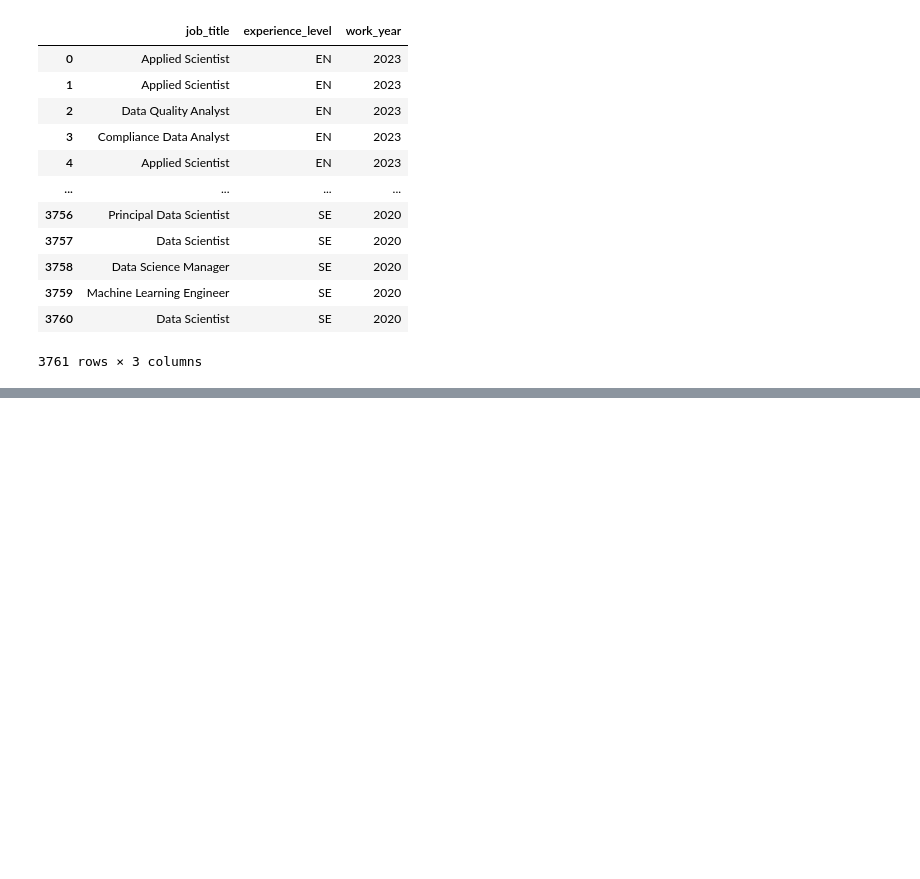
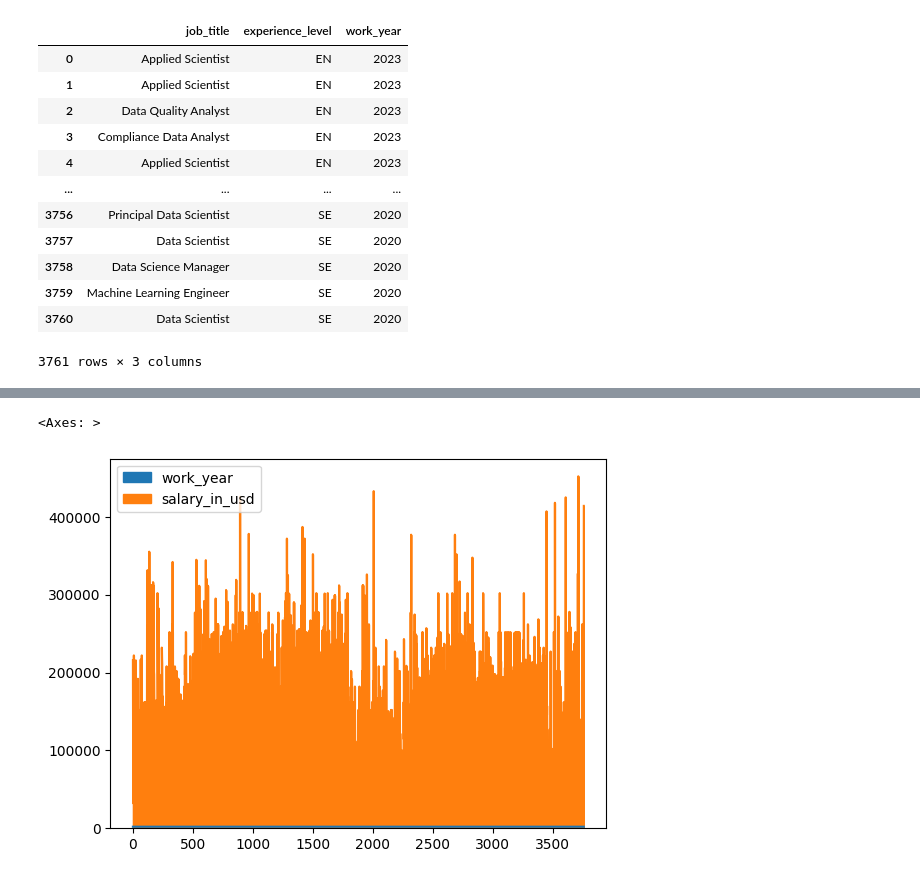
Before and after one commit to anmol2605/python-ds, a Jupyter notebook: analysis/kaggleanalysis.ipynb, the cells around one changed output, grey strips where cells are left out. Saved outputs shown, nothing was run; the diff lists cells and outputs as text; code cells hidden in the pictures; blank space fills up the shorter version.

```diff
--- a/analysis/kaggleanalysis.ipynb
+++ b/analysis/kaggleanalysis.ipynb
@@ -99,0 +127,6 @@ DS_salary[cols]
+# %%
+cols = ['work_year','salary_in_usd']
+DS_salary[cols].plot(kind = 'area')
+# %% [output]
+<Axes: >
+[figure, added]
```
Also changed, not shown: parts of 17 cells of this notebook, 1 other file.
